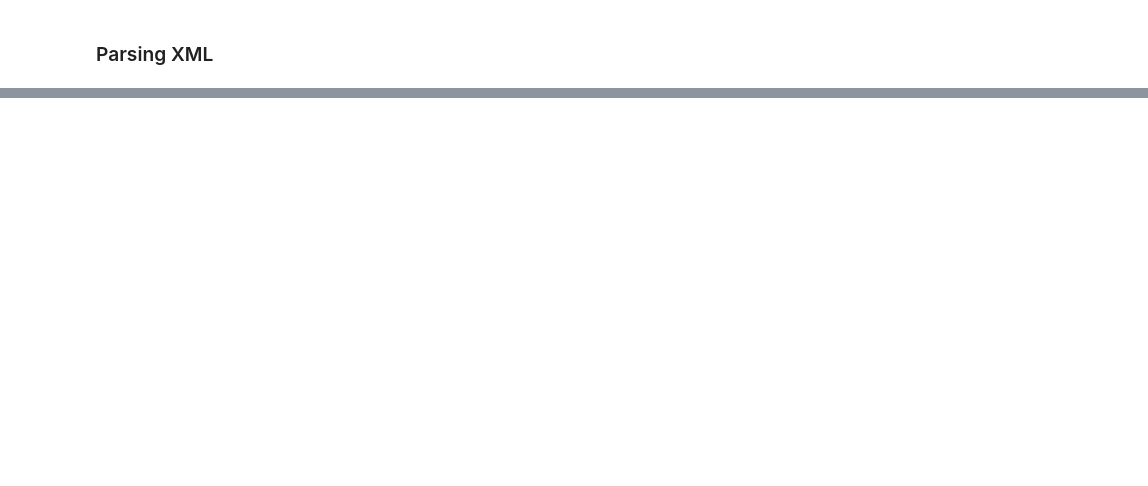
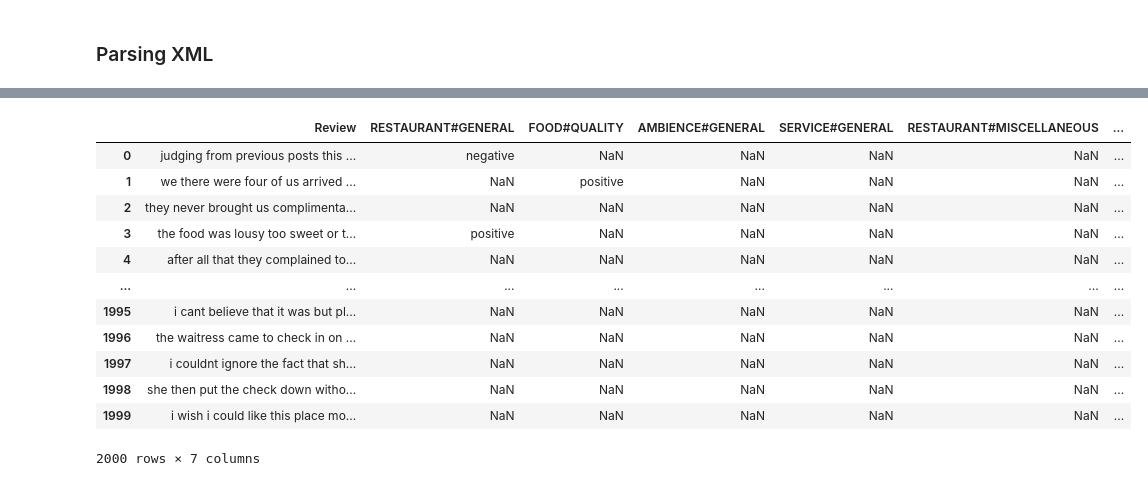
Before and after one commit to andrikofajar/Skripsi-Aspect-Category-Detection, a Jupyter notebook: Aspect-Category-Detection.ipynb, the cells around one changed output, grey strips where cells are left out. Cells and saved outputs as stored; diff of their text form; code cells hidden in the pictures; blank space fills up the shorter version.

```diff
--- a/Aspect-Category-Detection.ipynb
+++ b/Aspect-Category-Detection.ipynb
@@ -252,0 +205,45 @@ def decontracted(kata):
+# %%
+wnl = WordNetLemmatizer()
+
+def lemmatize_text(text):
+    tokens = word_tokenize(text)  # Tokenisasi kata
+    pos_tags = nltk.pos_tag(tokens)  # Menentukan pos tag untuk setiap kata
+
+    # Menggunakan pos tag untuk memberikan informasi yang tepat kepada lemmatiser
+    lemmatized_words = []
+    for token, pos in pos_tags:
+        pos_tag = get_wordnet_pos(pos)
+        lemmatized_word = wnl.lemmatize(token, pos=pos_tag)
+        lemmatized_words.append(lemmatized_word)
+
+    lemmatized_text = ' '.join(lemmatized_words)
+    return lemmatized_text
+
+def get_wordnet_pos(tag):
+    if tag.startswith('J'):
+        return wordnet.ADJ
+    elif tag.startswith('V'):
+        return wordnet.VERB
+    elif tag.startswith('N'):
+        return wordnet.NOUN
+    elif tag.startswith('R'):
+        return wordnet.ADV
+    else:
+        return wordnet.NOUN
+# %%
+df_train['Stop Words'] = df_train['Stop Words'].apply(lemmatize_text)
+df_train
+# %% [output]
+|  | Review | RESTAURANT#GENERAL | FOOD#QUALITY | AMBIENCE#GENERAL | SERVICE#GENERAL | RESTAURANT#MISCELLANEOUS | ... |
+| 0 | judging from previous posts this ... | negative | NaN | NaN | NaN | NaN | ... |
+| 1 | we there were four of us arrived ... | NaN | positive | NaN | NaN | NaN | ... |
+| 2 | they never brought us complimenta... | NaN | NaN | NaN | NaN | NaN | ... |
+| 3 | the food was lousy too sweet or t... | positive | NaN | NaN | NaN | NaN | ... |
+| 4 | after all that they complained to... | NaN | NaN | NaN | NaN | NaN | ... |
+| ... | ... | ... | ... | ... | ... | ... | ... |
+| 1995 | i cant believe that it was but pl... | NaN | NaN | NaN | NaN | NaN | ... |
+| 1996 | the waitress came to check in on ... | NaN | NaN | NaN | NaN | NaN | ... |
+| 1997 | i couldnt ignore the fact that sh... | NaN | NaN | NaN | NaN | NaN | ... |
+| 1998 | she then put the check down witho... | NaN | NaN | NaN | NaN | NaN | ... |
+| 1999 | i wish i could like this place mo... | NaN | NaN | NaN | NaN | NaN | ... |
+2000 rows × 7 columns
```
Also changed, not shown: parts of 67 cells of this notebook.
